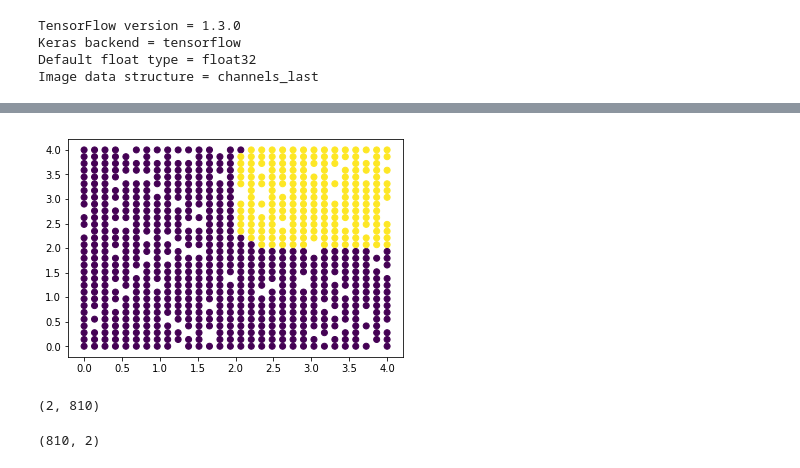
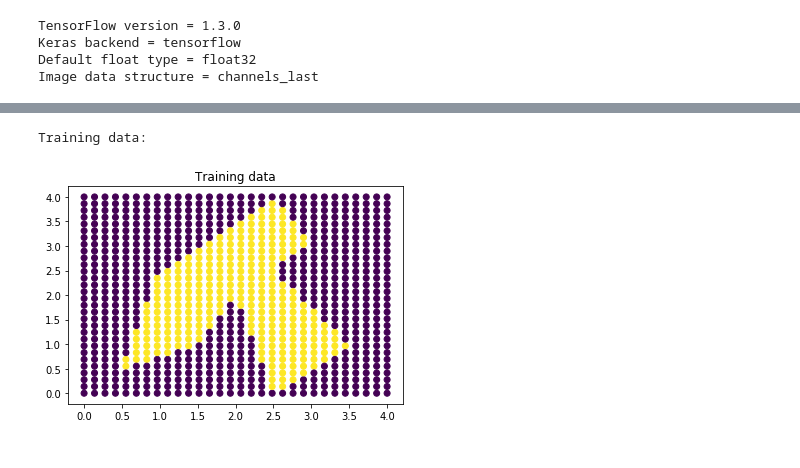
Before and after one commit to BartyzalRadek/neuroinformatics-course, a Jupyter notebook: FFNN.ipynb, the cells around one changed output, grey strips where cells are left out. Cells and saved outputs as stored; diff of their text form; code cells hidden in the pictures.

Commit message:
Trained polygon dataset.

```diff
--- a/FFNN.ipynb
+++ b/FFNN.ipynb
@@ -110,4 +124,9 @@ def plot_output(x_train, y_predicted):
     plt.show()
+# %%
+def plot_train_data(x_train, y_train):
+    plt.scatter(x_train.T[0],x_train.T[1],c=np.argmax(y_train, axis=1))
+    plt.title("Training data")
+    plt.show()
 # %%
-x_train, y_train, x_test, y_test, num_classes = prepare_train_data(Dataset.AND_GRID, no_points=900, train_ratio=0.9)
+x_train, y_train, x_test, y_test, num_classes = prepare_train_data(Dataset.POLYGON, no_points=900, train_ratio=1.0)
 # %% [output]
@@ -146,13 +161,5 @@ Test accuracy: 1.0
-# %%
-plt.scatter(x_train.T[0],x_train.T[1],c=np.argmax(y_predicted, axis=1))
-plt.show()
-# %% [output]
-[figure, removed]
-# %%
-x_train.T.shape
-# %% [output]
-(2, 810)
-# %%
-y_predicted.shape
-# %% [output]
-(810, 2)
+# %%
+plot_train_data(x_train, y_train)
+# %% [output]
+Training data:
+[figure, added]
```
Also changed, not shown: parts of 7 cells of this notebook.
